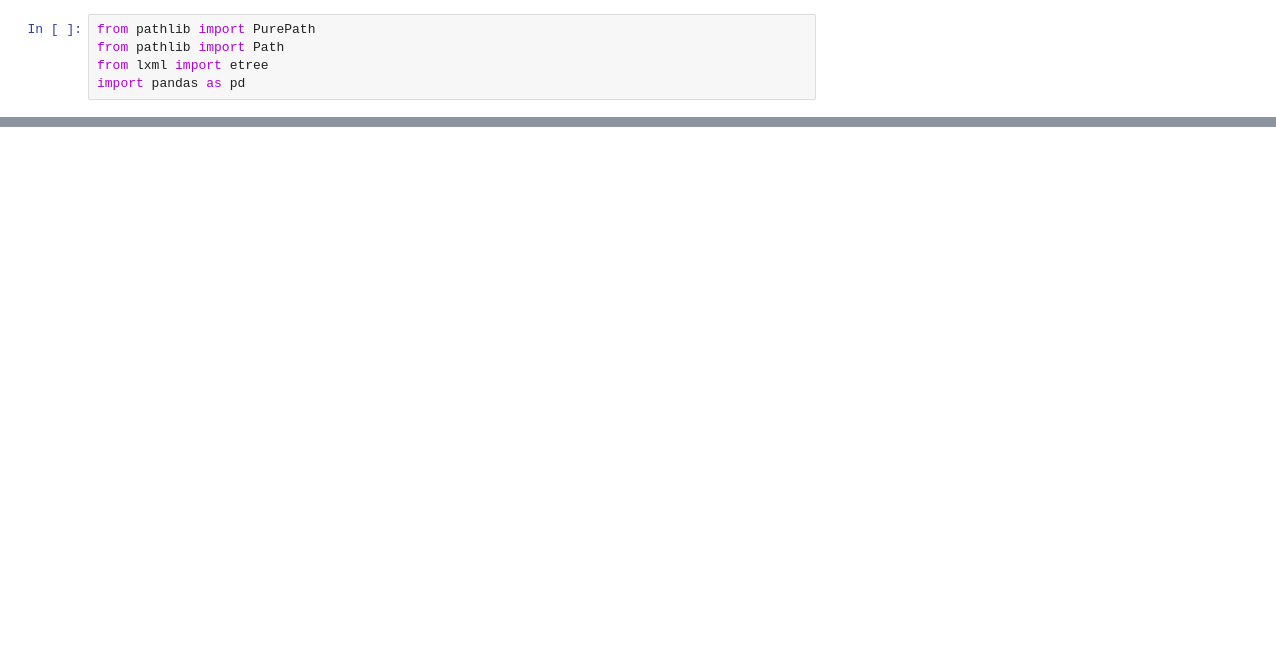
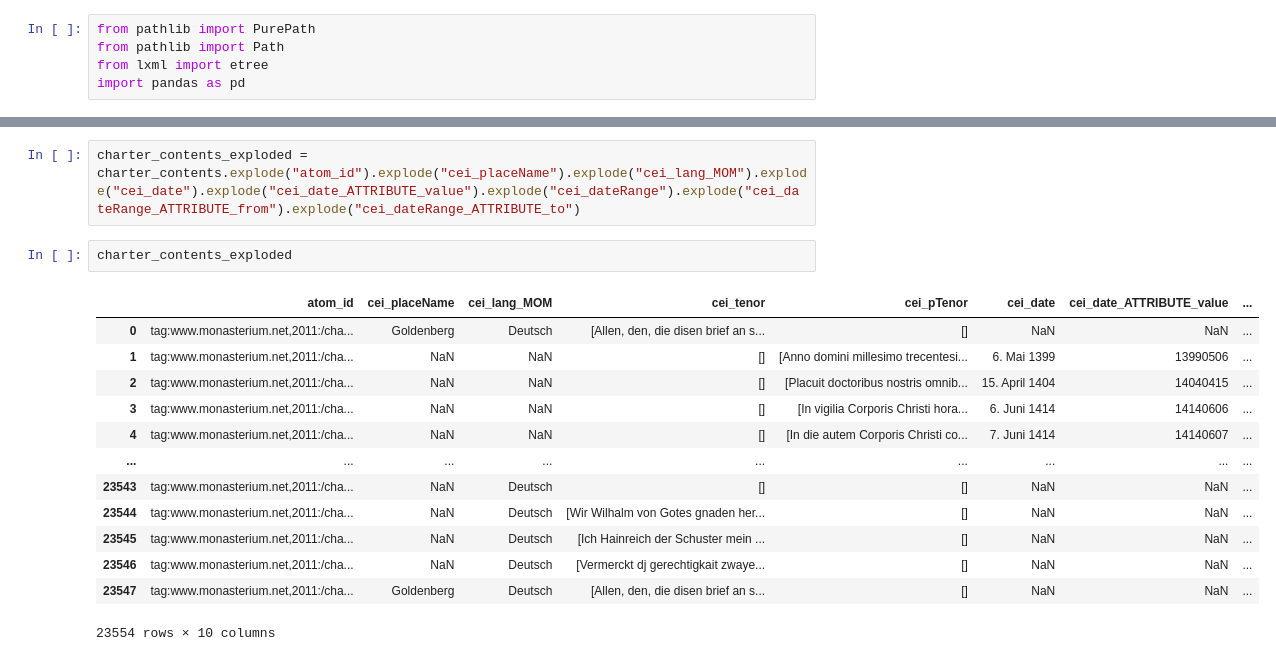
Before and after one commit to Didip-eu/ddpa_lines, a Jupyter notebook: notebooks/CEI2CSV.ipynb, the cells around one changed output, grey strips where cells are left out. Saved outputs shown, nothing was run; the diff lists cells and outputs as text; blank space fills up the shorter version.

```diff
--- a/notebooks/CEI2CSV.ipynb
+++ b/notebooks/CEI2CSV.ipynb
@@ -387,0 +171,18 @@ Name: atomID, Length: 91, dtype: int64
+# %%
+charter_contents_exploded = charter_contents.explode("atom_id").explode("cei_placeName").explode("cei_lang_MOM").explode("cei_date").explode("cei_date_ATTRIBUTE_value").explode("cei_dateRange").explode("cei_dateRange_ATTRIBUTE_from").explode("cei_dateRange_ATTRIBUTE_to")
+# %%
+charter_contents_exploded
+# %% [output]
+|  | atom_id | cei_placeName | cei_lang_MOM | cei_tenor | cei_pTenor | cei_date | cei_date_ATTRIBUTE_value | ... |
+| 0 | tag:www.monasterium.net,2011:/cha... | Goldenberg | Deutsch | [Allen, den, die disen brief an s... | [] | NaN | NaN | ... |
+| 1 | tag:www.monasterium.net,2011:/cha... | NaN | NaN | [] | [Anno domini millesimo trecentesi... | 6. Mai 1399 | 13990506 | ... |
+| 2 | tag:www.monasterium.net,2011:/cha... | NaN | NaN | [] | [Placuit doctoribus nostris omnib... | 15. April 1404 | 14040415 | ... |
+| 3 | tag:www.monasterium.net,2011:/cha... | NaN | NaN | [] | [In vigilia Corporis Christi hora... | 6. Juni 1414 | 14140606 | ... |
+| 4 | tag:www.monasterium.net,2011:/cha... | NaN | NaN | [] | [In die autem Corporis Christi co... | 7. Juni 1414 | 14140607 | ... |
+| ... | ... | ... | ... | ... | ... | ... | ... | ... |
+| 23543 | tag:www.monasterium.net,2011:/cha... | NaN | Deutsch | [] | [] | NaN | NaN | ... |
+| 23544 | tag:www.monasterium.net,2011:/cha... | NaN | Deutsch | [Wir Wilhalm von Gotes gnaden her... | [] | NaN | NaN | ... |
+| 23545 | tag:www.monasterium.net,2011:/cha... | NaN | Deutsch | [Ich Hainreich der Schuster mein ... | [] | NaN | NaN | ... |
+| 23546 | tag:www.monasterium.net,2011:/cha... | NaN | Deutsch | [Vermerckt dj gerechtigkait zwaye... | [] | NaN | NaN | ... |
+| 23547 | tag:www.monasterium.net,2011:/cha... | Goldenberg | Deutsch | [Allen, den, die disen brief an s... | [] | NaN | NaN | ... |
+23554 rows × 10 columns
```
Also changed, not shown: parts of 69 cells of this notebook, 1 other file.
